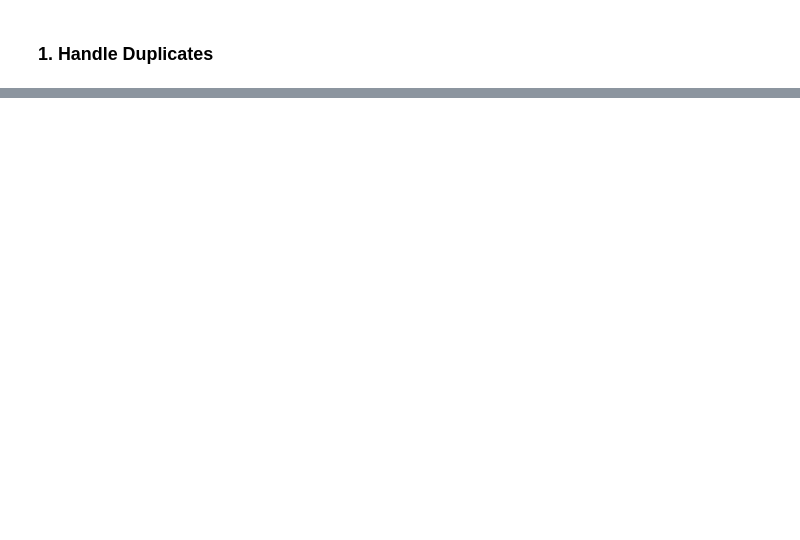
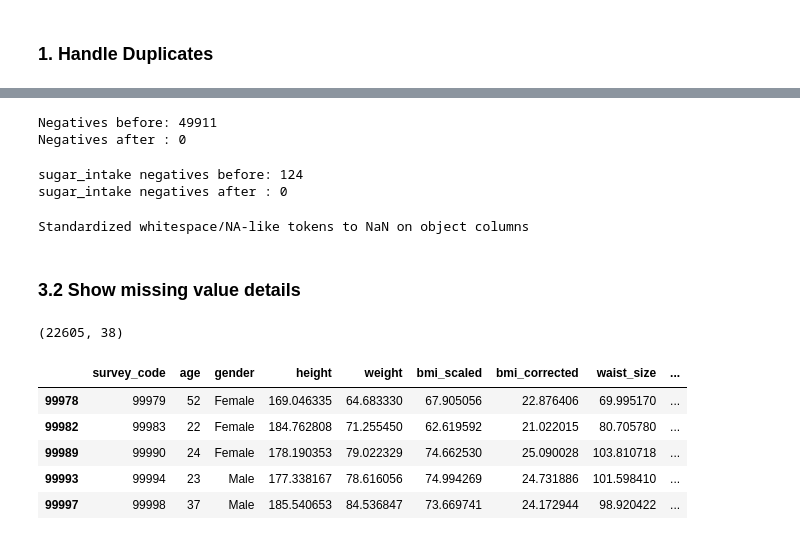
Before and after one commit to Wei-Liu-1161456/1161456, a Jupyter notebook: data_processing.ipynb, the cells around one changed output, grey strips where cells are left out. Cells and saved outputs as stored; diff of their text form; code cells hidden in the pictures; blank space fills up the shorter version.

Commit message:
Data-Processing

```diff
--- a/data_processing.ipynb
+++ b/data_processing.ipynb
@@ -125,0 +248,5 @@ KeyError: Index(['ADDRESS', 'FLOOR_AREA'], dtype='object')
+# %%
+# Remove columns with more than 10% missing values.
+columns_to_drop = [col for col in df.columns if (df[col].isnull().sum() / df.shape[0]) * 100 > threshold]
+df_irrelevant_removed = df.drop(columns=columns_to_drop)
+df_irrelevant_removed.shape, df.shape  # Compare shapes.
@@ -125,0 +262,66 @@ KeyError: Index(['ADDRESS', 'FLOOR_AREA'], dtype='object')
+# %%
+# The 'daily_supplement_dosage' column contains many negative values but they are similar magnitude to positive values, only differing in sign
+# Perform "sign correction" (take absolute value), not missing, retain information as much as possible;
+# Standardize an obvious sign mistake before filling
+df_mv = df_irrelevant_removed.copy()  # Working copy.
+# daily_supplement_dosage: sign correction
+if 'daily_supplement_dosage' in df_mv.columns:  # Ensure exists.
+    s = pd.to_numeric(df_mv['daily_supplement_dosage'], errors='coerce')  # Numeric.
+    print('Negatives before:', int((s < 0).sum()))  # Count negatives.
+    df_mv.loc[s < 0, 'daily_supplement_dosage'] = s.abs()  # Make positive.
+    print('Negatives after :', int((pd.to_numeric(df_mv['daily_supplement_dosage'], errors='coerce') < 0).sum()))  # Should be 0.
+# %% [output]
+Negatives before: 49911
+Negatives after : 0
+# %%
+# sugar_intake: Very few negative values observed, and they differ greatly from positives → treated as outliers, not simple sign errors
+# Handling strategy: Standardize negatives as missing (NaN), to be imputed later using the final missing value strategy (more robust)
+if 'sugar_intake' in df_mv.columns:  # Ensure exists.
+    s2 = pd.to_numeric(df_mv['sugar_intake'], errors='coerce')  # Numeric.
+    neg_before = int((s2 < 0).sum())  # Count negatives.
+    print('sugar_intake negatives before:', neg_before)
+    if neg_before:
+        df_mv.loc[s2 < 0, 'sugar_intake'] = np.nan # normalize as missing
+    neg_after = int((pd.to_numeric(df_mv['sugar_intake'], errors='coerce') < 0).sum())
+    print('sugar_intake negatives after :', neg_after)  # should be 0
+# %% [output]
+sugar_intake negatives before: 124
+sugar_intake negatives after : 0
+# %%
+# Standardize whitespace/NA-like markers and impossible zeros before imputation
+# 1) Use strip + replace with a value list
+obj_cols = df_mv.select_dtypes(include=['object']).columns
+for c in obj_cols:
+    s = df_mv[c].astype('string').str.strip()   # trim leading/trailing spaces
+    df_mv[c] = s.replace([
+        '', 'na', 'n/a', 'none', 'null',
+        'NA', 'N/A', 'None', 'NULL'
+    ], np.nan)  # normalize common NA-like tokens to NaN
+print('Standardized whitespace/NA-like tokens to NaN on object columns')
+
+# 2) Convert medically-impossible zeros to NaN for vitals (do not impute yet)
+for col in [c for c in ['insulin','blood_pressure','heart_rate'] if c in df_mv.columns]:
+    df_mv[col] = pd.to_numeric(df_mv[col], errors='coerce')
+    zeros = int((df_mv[col] == 0).sum())
+    if zeros:
+        df_mv.loc[df_mv[col] == 0, col] = np.nan
+        print(f"{col}: zeros→NaN converted: {zeros}")
+# %% [output]
+Standardized whitespace/NA-like tokens to NaN on object columns
+# %% [markdown]
+### 3.2 Show missing value details
+# %%
+# Display the DataFrame having missing data.
+df_missing_data = df_mv[df_mv.isnull().any(axis=1)]
+df_missing_data.shape
+# %% [output]
+(22605, 38)
+# %%
+df_missing_data.tail() # Show the last 5 rows of the DataFrame with missing data.
+# %% [output]
+|  | survey_code | age | gender | height | weight | bmi_scaled | bmi_corrected | waist_size | ... |
+| 99978 | 99979 | 52 | Female | 169.046335 | 64.683330 | 67.905056 | 22.876406 | 69.995170 | ... |
+| 99982 | 99983 | 22 | Female | 184.762808 | 71.255450 | 62.619592 | 21.022015 | 80.705780 | ... |
+| 99989 | 99990 | 24 | Female | 178.190353 | 79.022329 | 74.662530 | 25.090028 | 103.810718 | ... |
+| 99993 | 99994 | 23 | Male | 177.338167 | 78.616056 | 74.994269 | 24.731886 | 101.598410 | ... |
+| 99997 | 99998 | 37 | Male | 185.540653 | 84.536847 | 73.669741 | 24.172944 | 98.920422 | ... |
```
Also changed, not shown: parts of 42 cells of this notebook, 1 other file.
